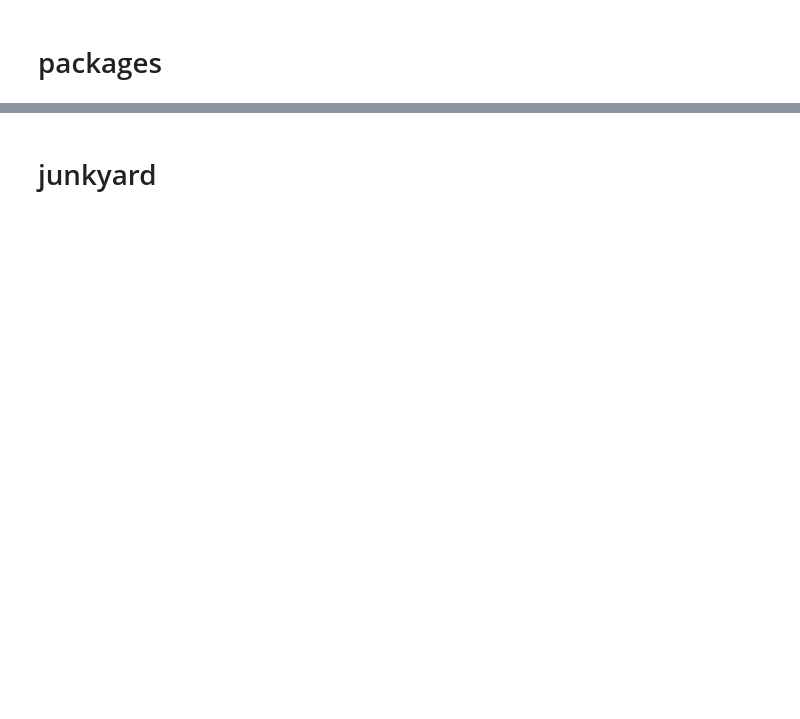
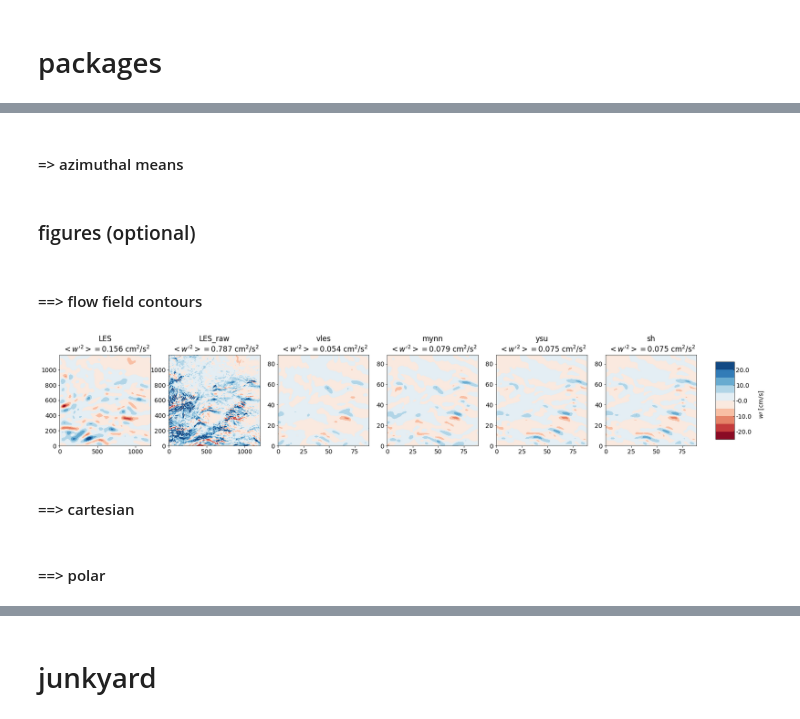
Before and after one commit to dorn1984/xpia, a Jupyter notebook: plot_energy_spectra.ipynb, the cells around one changed output, grey strips where cells are left out. Saved outputs shown, nothing was run; the diff lists cells and outputs as text; code cells hidden in the pictures; blank space fills up the shorter version.

```diff
--- a/plot_energy_spectra.ipynb
+++ b/plot_energy_spectra.ipynb
@@ -127,9 +2,0 @@ plt.colorbar(p)
-# %%
-fig = plt.figure(figsize=(6,6))
-ax  = fig.add_subplot(111,projection='polar')
-p = ax.contourf(theta_polar,radii_polar,psd_polar,levels=np.arange(-3,4.1,1))
-plt.colorbar(p)
-ax.set_xlim([np.radians(135),np.radians(315)])
-ax.set_xticks(np.radians(np.arange(135,315.1,45)))
-ax.set_yticks([1/50, 1/100, 1/10000])
-ax.set_yticklabels(["50 m","100 m","10000 m"])
@@ -138,0 +18,5 @@ ax.set_yticklabels(["50 m","100 m","10000 m"])
+# %%
+year  = 2015
+month = 3
+
+spacings = {"mynn":333, "ysu":333, "sh":333, "vles":333, "LES":25, "LES_raw":25}
@@ -138,0 +30,9 @@ ax.set_yticklabels(["50 m","100 m","10000 m"])
+# %%
+varname = "w"
+day    = 20
+hour   = 14
+minute = 0
+datetime = pd.Timestamp(year=year,month=month,day=day,hour=hour,minute=minute)
+datetime_str = "{0:%Y-%m-%d_%H:%M}".format(datetime)
+sims = ["LES","vles","mynn","ysu","sh"]
+datapath = "/Volumes/Baby-Orange/XPIA-NCAR/rawest/"
@@ -138,0 +41,3 @@ ax.set_yticklabels(["50 m","100 m","10000 m"])
+# %%
+df_zi       = pd.read_csv("/Volumes/Baby-Orange/XPIA-NCAR/processed/ziL_all_days.csv", header=None, index_col=[0], parse_dates=True)
+z_zi_target = 0.5
@@ -138,0 +119,2 @@ ax.set_yticklabels(["50 m","100 m","10000 m"])
+# %% [markdown]
+#### => azimuthal means
@@ -138,0 +128,27 @@ ax.set_yticklabels(["50 m","100 m","10000 m"])
+# %% [markdown]
+### figures (optional)
+# %% [markdown]
+#### ==> flow field contours
+# %%
+keys_in_order = ["LES_raw","LES","vles","mynn","ysu","sh"]
+
+fig = plt.figure(figsize=(6*5,5))
+axs = {}
+
+for iax,sim in enumerate(arrays.keys()):
+    axs[iax] = fig.add_subplot(1,6,iax+1,aspect="equal")
+
+    p = axs[iax].contourf(arrays[sim]*100, levels=np.arange(-0.25,0.251,0.05)*100, cmap='RdBu')
+    variance = np.var(arrays[sim])
+    axs[iax].set_title(sim+"\n $<w'^2>={0:.3f}$ cm$^2$/s$^2$".format(variance*100))
+    #plt.colorbar(p)
+
+fig.subplots_adjust(right=0.8)
+cbar_ax = fig.add_axes([0.82, 0.255, 0.02, 0.49])
+clb = fig.colorbar(p, cax=cbar_ax, format=FormatStrFormatter('%3.1f'))
+clb.set_label('$w\prime$ [cm/s]', labelpad=15, y=0.45)
+clb.ax.tick_params(direction='in')
+# %% [output]
+[figure, added]
+# %% [markdown]
+#### ==> cartesian
@@ -138,0 +158,2 @@ ax.set_yticklabels(["50 m","100 m","10000 m"])
+# %% [markdown]
+#### ==> polar
```
Also changed, not shown: parts of 45 cells of this notebook, 2 other files.
